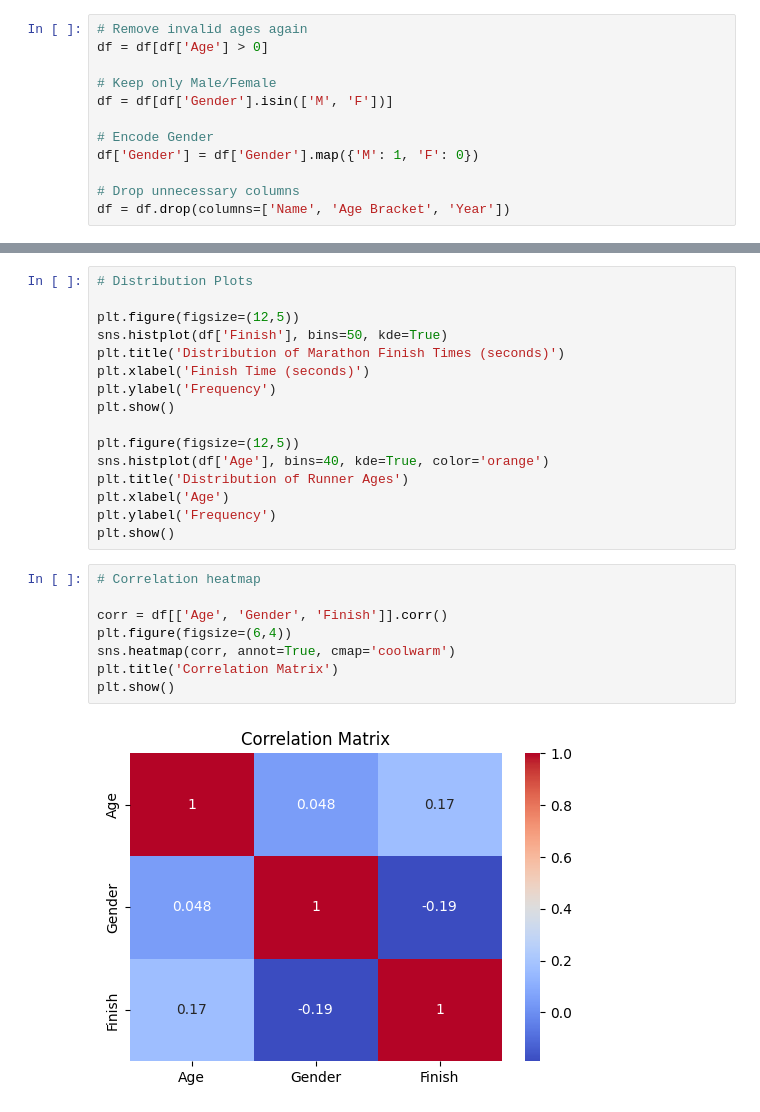
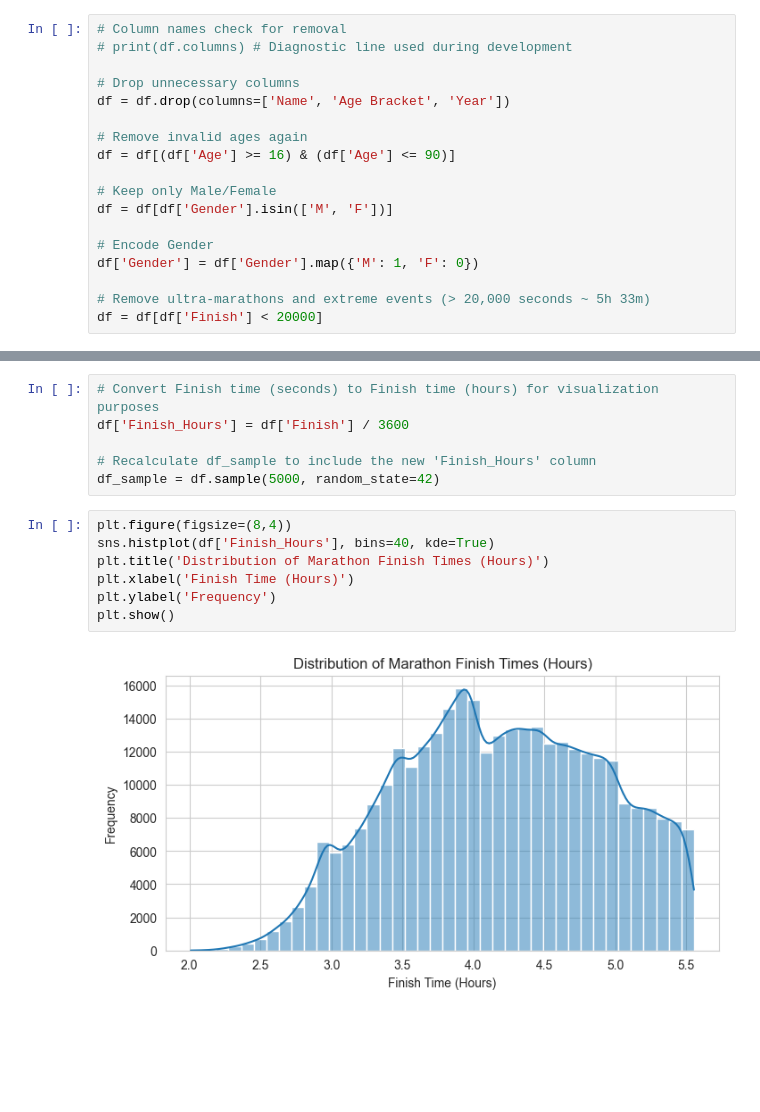
Before and after one commit to mazds-dev/MarathonPredictingFinishTime, a Jupyter notebook: notebook/marathon_predicting_finish_time.ipynb, the cells around one changed output, grey strips where cells are left out. Saved outputs shown, nothing was run; the diff lists cells and outputs as text; blank space fills up the shorter version.

```diff
--- a/notebook/marathon_predicting_finish_time.ipynb
+++ b/notebook/marathon_predicting_finish_time.ipynb
@@ -63,6 +100,12 @@ memory usage: 22.9+ MB
 # %%
+# Column names check for removal
+# print(df.columns) # Diagnostic line used during development
+
+# Drop unnecessary columns
+df = df.drop(columns=['Name', 'Age Bracket', 'Year'])
+
 # Remove invalid ages again
-df = df[df['Age'] > 0]
+df = df[(df['Age'] >= 16) & (df['Age'] <= 90)]
 
 # Keep only Male/Female
 df = df[df['Gender'].isin(['M', 'F'])]
@@ -70,5 +113,5 @@ df = df[df['Gender'].isin(['M', 'F'])]
 # Encode Gender
 df['Gender'] = df['Gender'].map({'M': 1, 'F': 0})
 
-# Drop unnecessary columns
-df = df.drop(columns=['Name', 'Age Bracket', 'Year'])
+# Remove ultra-marathons and extreme events (> 20,000 seconds ~ 5h 33m)
+df = df[df['Finish'] < 20000]
@@ -130,26 +166,15 @@ df['Race'].nunique(), df['Race'].value_counts().head(10)
-# %%
-# Distribution Plots
-
-plt.figure(figsize=(12,5))
-sns.histplot(df['Finish'], bins=50, kde=True)
-plt.title('Distribution of Marathon Finish Times (seconds)')
-plt.xlabel('Finish Time (seconds)')
-plt.ylabel('Frequency')
-plt.show()
-
-plt.figure(figsize=(12,5))
-sns.histplot(df['Age'], bins=40, kde=True, color='orange')
-plt.title('Distribution of Runner Ages')
-plt.xlabel('Age')
-plt.ylabel('Frequency')
-plt.show()
-# %%
-# Correlation heatmap
-
-corr = df[['Age', 'Gender', 'Finish']].corr()
-plt.figure(figsize=(6,4))
-sns.heatmap(corr, annot=True, cmap='coolwarm')
-plt.title('Correlation Matrix')
-plt.show()
-# %% [output]
-[figure, removed]
+# %%
+# Convert Finish time (seconds) to Finish time (hours) for visualization purposes
+df['Finish_Hours'] = df['Finish'] / 3600
+
+# Recalculate df_sample to include the new 'Finish_Hours' column
+df_sample = df.sample(5000, random_state=42)
+# %%
+plt.figure(figsize=(8,4))
+sns.histplot(df['Finish_Hours'], bins=40, kde=True)
+plt.title('Distribution of Marathon Finish Times (Hours)')
+plt.xlabel('Finish Time (Hours)')
+plt.ylabel('Frequency')
+plt.show()
+# %% [output]
+[figure, added]
```
Also changed, not shown: parts of 34 cells of this notebook, 4 other files.
